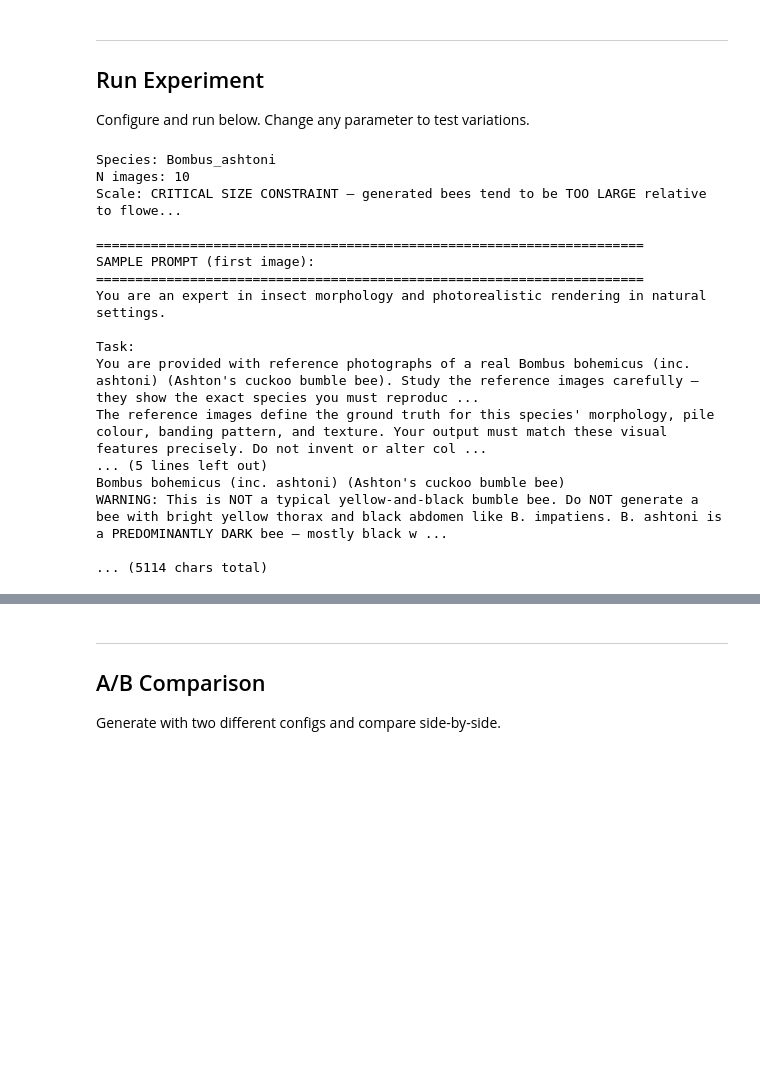
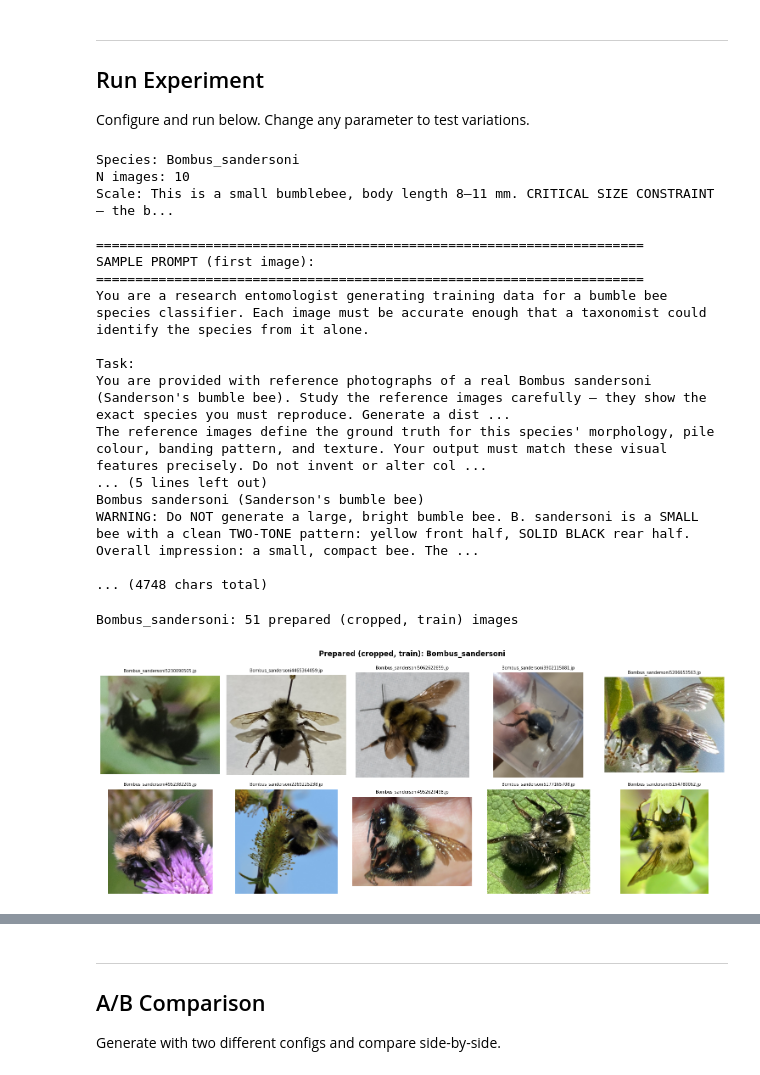
Before and after one commit to Myangsun/bumblebee_bplusplus, a Jupyter notebook: notebooks/prompt_testing.ipynb, the cells around one changed output, grey strips where cells are left out. Saved outputs shown, nothing was run; the diff lists cells and outputs as text; code cells hidden in the pictures; blank space fills up the shorter version.

```diff
--- a/notebooks/prompt_testing.ipynb
+++ b/notebooks/prompt_testing.ipynb
@@ -1151,9 +1143,9 @@ Configure and run below. Change any parameter to test variations.
 # ║  EXPERIMENT CONFIG — edit this cell to test different settings   ║
 # ╚═══════════════════════════════════════════════════════════════════╝
 
-SPECIES = "Bombus_ashtoni"       # Change to any species in SPECIES_MORPHOLOGY
+SPECIES = "Bombus_sandersoni"       # Change to any species in SPECIES_MORPHOLOGY
 N_IMAGES = 10                     # Number of images to generate
-EXPERIMENT_NAME = "ashtoni_v5"    # Name for saving results
+EXPERIMENT_NAME = "sandersoni_v8"    # Name for saving results
 
 # Override specific aspects (set to None to use defaults):
 VIEW_ANGLES = None                # e.g., ["lateral", "dorsal"] or None for all 5
@@ -1179,26 +1171,29 @@ print(sample_prompt[:1500])
 if len(sample_prompt) > 1500:
     print(f"\n... ({len(sample_prompt)} chars total)")
 # %% [output]
-Species: Bombus_ashtoni
+Species: Bombus_sandersoni
 N images: 10
-Scale: CRITICAL SIZE CONSTRAINT — generated bees tend to be TOO LARGE relative to flowe...
+Scale: This is a small bumblebee, body length 8–11 mm. CRITICAL SIZE CONSTRAINT — the b...
 
 ======================================================================
 SAMPLE PROMPT (first image):
 ======================================================================
-You are an expert in insect morphology and photorealistic rendering in natural settings.
+You are a research entomologist generating training data for a bumble bee species classifier. Each image must be accurate enough that a taxonomist could identify the species from it alone.
 
 Task:
-You are provided with reference photographs of a real Bombus bohemicus (inc. ashtoni) (Ashton's cuckoo bumble bee). Study the reference images carefully — they show the exact species you must reproduc ...
+You are provided with reference photographs of a real Bombus sandersoni (Sanderson's bumble bee). Study the reference images carefully — they show the exact species you must reproduce. Generate a dist ...
 The reference images define the ground truth for this species' morphology, pile colour, banding pattern, and texture. Your output must match these visual features precisely. Do not invent or alter col ...
 ... (5 lines left out)
-Bombus bohemicus (inc. ashtoni) (Ashton's cuckoo bumble bee)
-WARNING: This is NOT a typical yellow-and-black bumble bee. Do NOT generate a bee with bright yellow thorax and black abdomen like B. impatiens. B. ashtoni is a PREDOMINANTLY DARK bee — mostly black w ...
+Bombus sandersoni (Sanderson's bumble bee)
+WARNING: Do NOT generate a large, bright bumble bee. B. sandersoni is a SMALL bee with a clean TWO-TONE pattern: yellow front half, SOLID BLACK rear half. Overall impression: a small, compact bee. The ...
 
-... (5114 chars total)
+... (4748 chars total)
 # %%
 # ── Show real GBIF images for comparison ──────────────────────────────────────
-# show_real_samples(SPECIES, n=10)
+show_real_samples(SPECIES, n=10)
+# %% [output]
+Bombus_sandersoni: 51 prepared (cropped, train) images
+[figure, added]
 # %%
 # ── Get reference images ──────────────────────────────────────────────────────
 ref_paths = get_reference_images(SPECIES)
```
Also changed, not shown: parts of 6 cells of this notebook, 2 other files.
